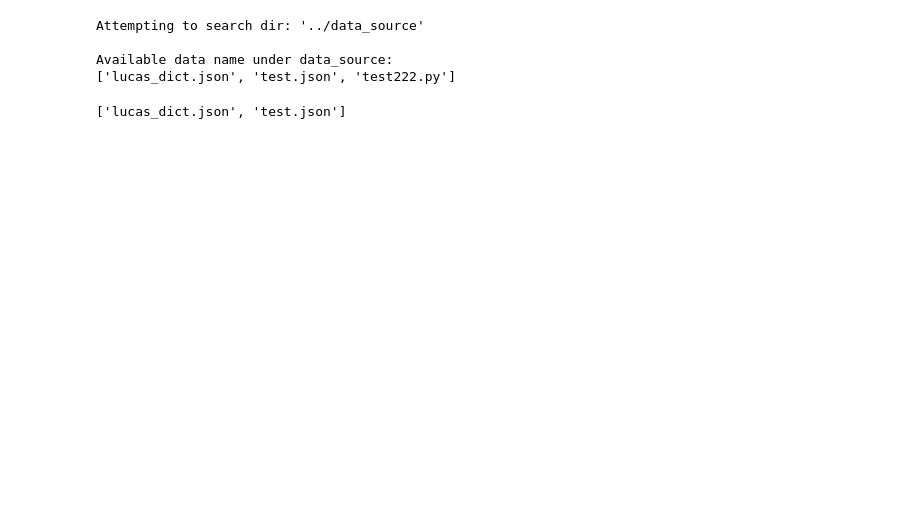
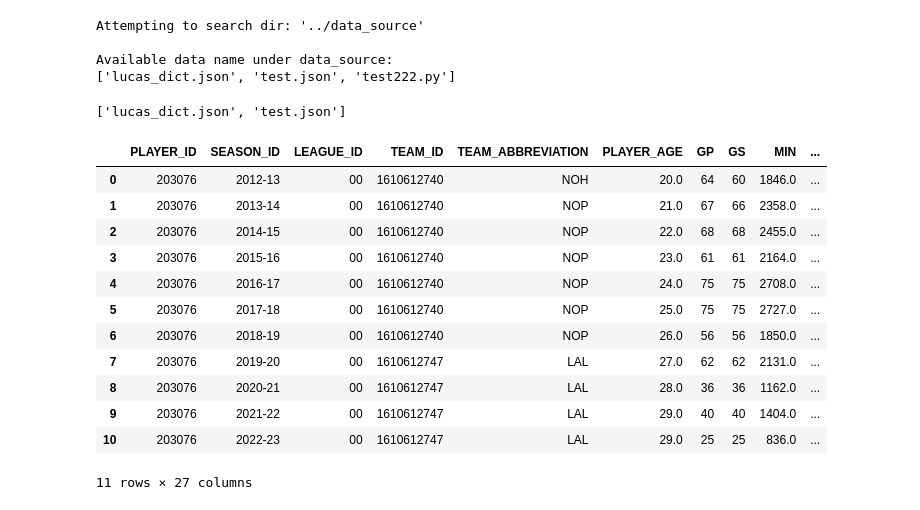
Before and after one commit to botanist420/game-theory, a Jupyter notebook: ds_lucas/lucas_lab.ipynb, the cells around one changed output. Saved outputs shown, nothing was run; the diff lists cells and outputs as text; code cells hidden in the pictures; blank space fills up the shorter version.

```diff
--- a/ds_lucas/lucas_lab.ipynb
+++ b/ds_lucas/lucas_lab.ipynb
@@ -36,3 +40,22 @@ str_length = len(suffix_list[0])
 [string for string in dir_list if string[-str_length:] == suffix_list[0]]
 # %% [output]
 ['lucas_dict.json', 'test.json']
+# %%
+from nba_api.stats.endpoints import playercareerstats
+# Anthony Davis
+career = playercareerstats.PlayerCareerStats(player_id='203076')
+career.get_data_frames()[0]
+# %% [output]
+|  | PLAYER_ID | SEASON_ID | LEAGUE_ID | TEAM_ID | TEAM_ABBREVIATION | PLAYER_AGE | GP | GS | MIN | ... |
+| 0 | 203076 | 2012-13 | 00 | 1610612740 | NOH | 20.0 | 64 | 60 | 1846.0 | ... |
+| 1 | 203076 | 2013-14 | 00 | 1610612740 | NOP | 21.0 | 67 | 66 | 2358.0 | ... |
+| 2 | 203076 | 2014-15 | 00 | 1610612740 | NOP | 22.0 | 68 | 68 | 2455.0 | ... |
+| 3 | 203076 | 2015-16 | 00 | 1610612740 | NOP | 23.0 | 61 | 61 | 2164.0 | ... |
+| 4 | 203076 | 2016-17 | 00 | 1610612740 | NOP | 24.0 | 75 | 75 | 2708.0 | ... |
+| 5 | 203076 | 2017-18 | 00 | 1610612740 | NOP | 25.0 | 75 | 75 | 2727.0 | ... |
+| 6 | 203076 | 2018-19 | 00 | 1610612740 | NOP | 26.0 | 56 | 56 | 1850.0 | ... |
+| 7 | 203076 | 2019-20 | 00 | 1610612747 | LAL | 27.0 | 62 | 62 | 2131.0 | ... |
+| 8 | 203076 | 2020-21 | 00 | 1610612747 | LAL | 28.0 | 36 | 36 | 1162.0 | ... |
+| 9 | 203076 | 2021-22 | 00 | 1610612747 | LAL | 29.0 | 40 | 40 | 1404.0 | ... |
+| 10 | 203076 | 2022-23 | 00 | 1610612747 | LAL | 29.0 | 25 | 25 | 836.0 | ... |
+11 rows × 27 columns
```
Also changed, not shown: parts of 12 cells of this notebook, 1 other file.
